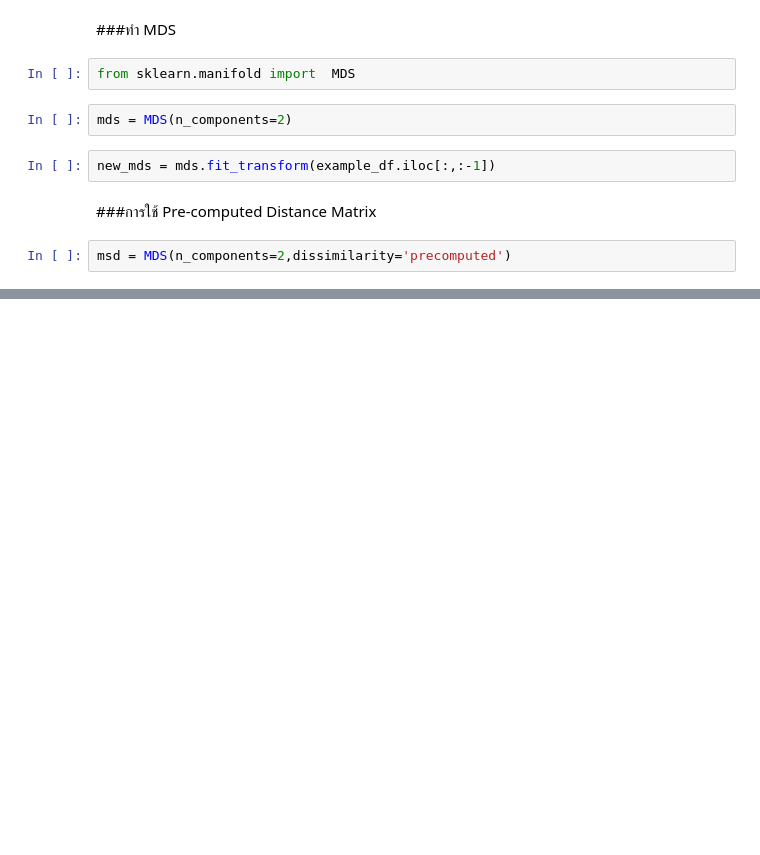
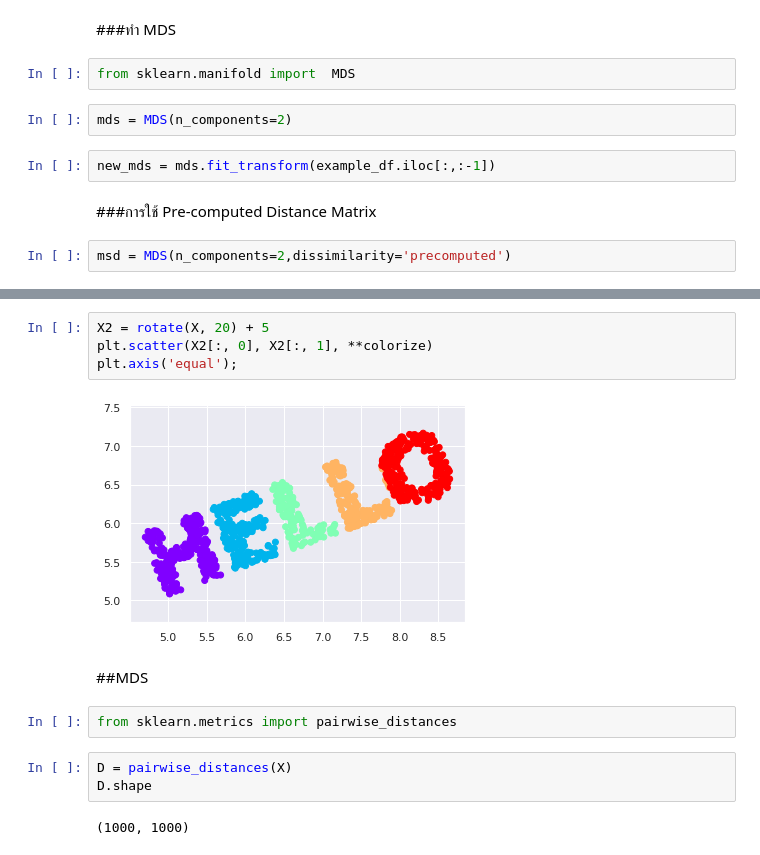
Before and after one commit to Chanunchida-May/multivariate, a Jupyter notebook: chapter4MDS.ipynb, the cells around one changed output, grey strips where cells are left out. Cells and saved outputs as stored; diff of their text form; blank space fills up the shorter version.

```diff
--- a/chapter4MDS.ipynb
+++ b/chapter4MDS.ipynb
@@ -91,0 +150,15 @@ msd = MDS(n_components=2,dissimilarity='precomputed')
+# %%
+X2 = rotate(X, 20) + 5
+plt.scatter(X2[:, 0], X2[:, 1], **colorize)
+plt.axis('equal');
+# %% [output]
+[figure, added]
+# %% [markdown]
+##MDS
+# %%
+from sklearn.metrics import pairwise_distances
+# %%
+D = pairwise_distances(X)
+D.shape
+# %% [output]
+(1000, 1000)
```
Also changed, not shown: parts of 18 cells of this notebook.
